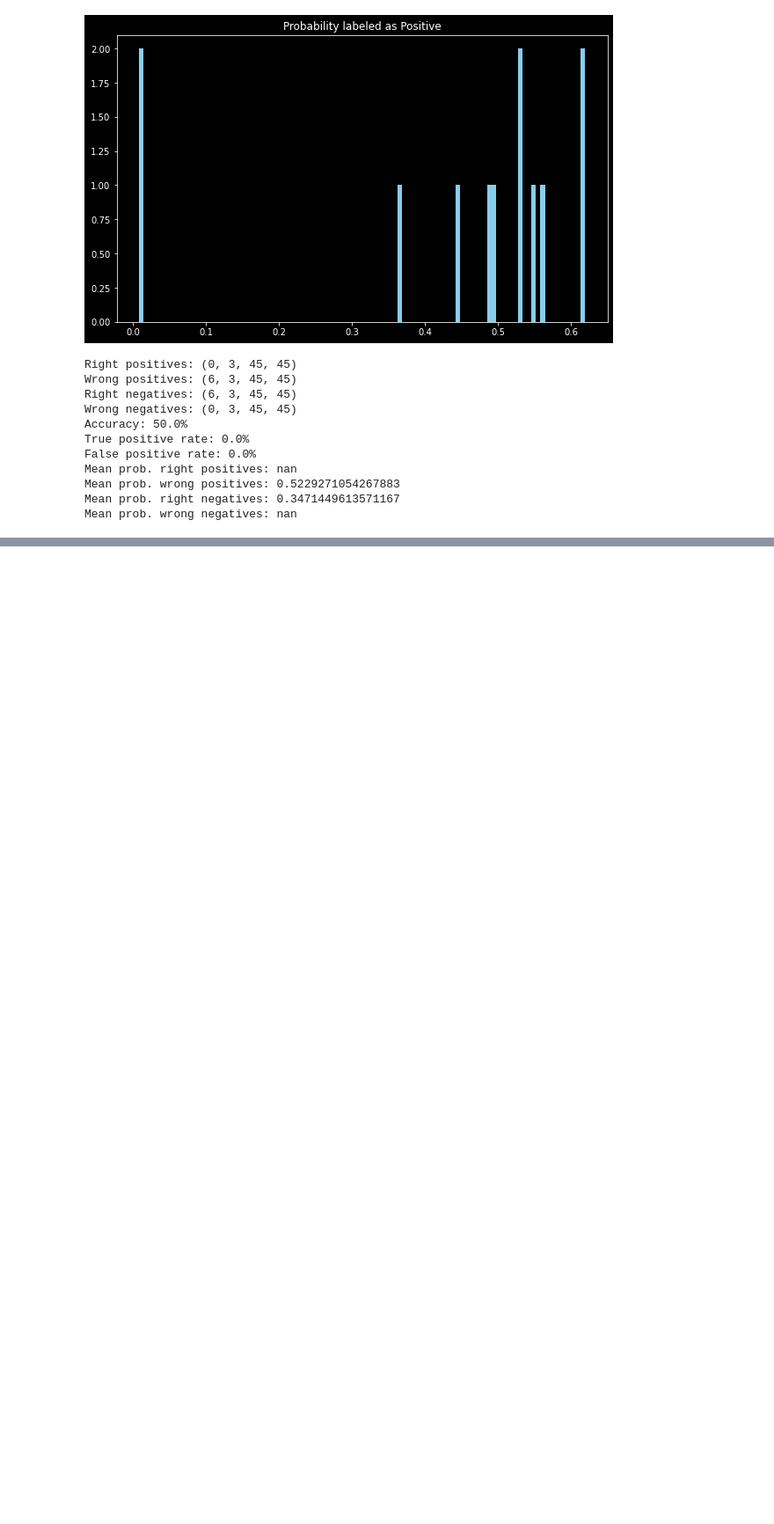
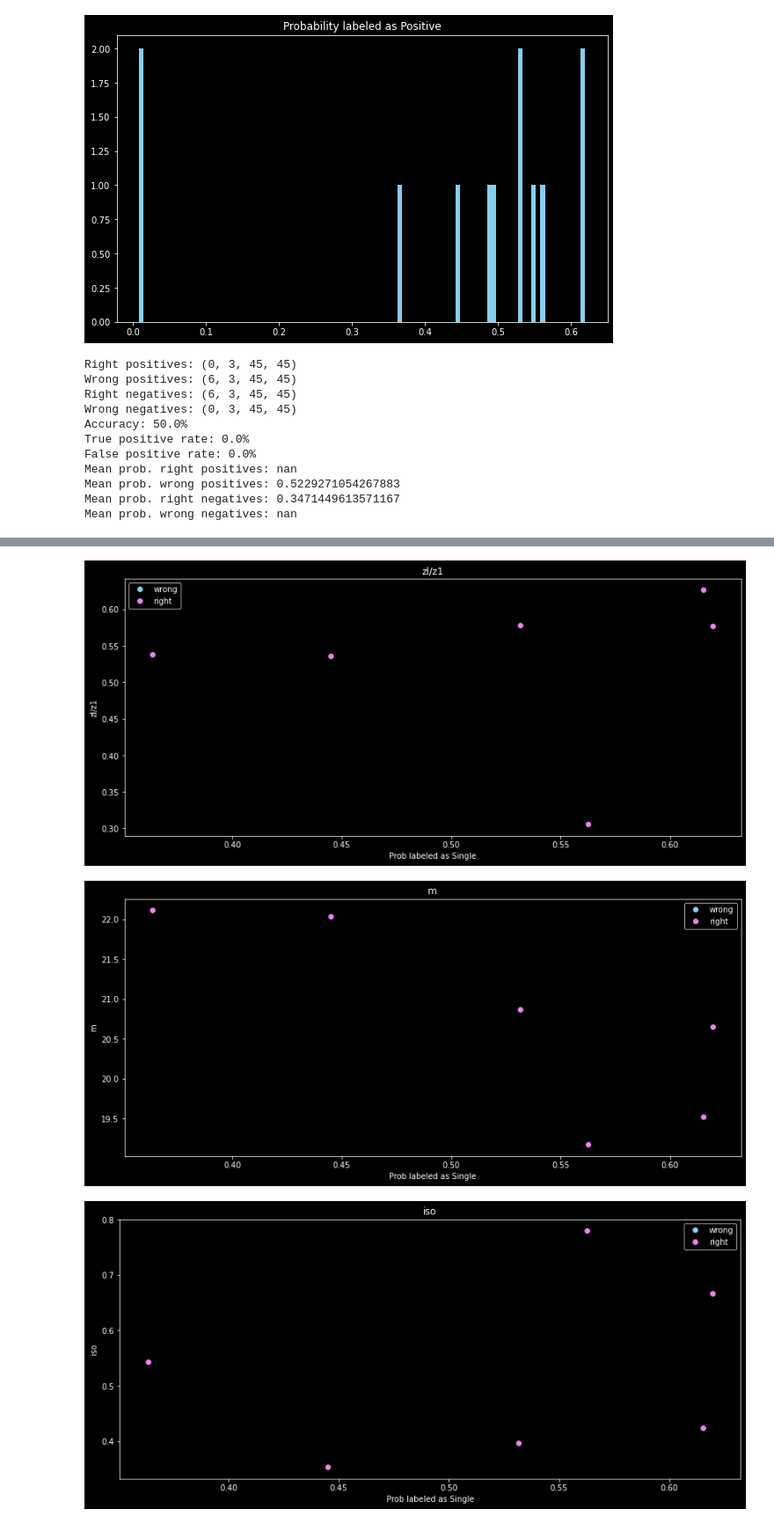
Before and after one commit to JimenaGonzalez/Searching-double-lenses, a Jupyter notebook: vit_cnn/vit_cnn.ipynb, the cells around one changed output, grey strips where cells are left out. Shown at 88% size. Cells and saved outputs as stored; diff of their text form; code cells hidden in the pictures; blank space fills up the shorter version.

```diff
--- a/vit_cnn/vit_cnn.ipynb
+++ b/vit_cnn/vit_cnn.ipynb
@@ -610,0 +587,20 @@ def search_tile(search_loader, prob_lim):
+# %%
+def make_prob_vs(name):
+    plt.figure(figsize=(14,6))
+    plt.title(name)
+    plt.xlabel('Prob labeled as Single')
+    plt.ylabel(name)
+    plt.plot(right_pos['Prob'], right_pos[name], 'o', color = 'skyblue', label='wrong')
+    plt.plot(wrong_pos['Prob'], wrong_pos[name], 'o', color = 'violet', label='right')
+    plt.legend()
+
+    if(script):
+        plt.savefig('Prob_vs_' + str(name), bbox_inches='tight')
+        plt.close()
+    else:
+        plt.show()
+
+def make_all_prob_vs():
+    for name in names:
+        if(name == 'ID' or name == 'Prob'): continue
+        make_prob_vs(name)
@@ -610,0 +682,6 @@ def search_tile(search_loader, prob_lim):
+# %%
+make_all_prob_vs()
+# %% [output]
+[figure, added]
+[figure, added]
+[figure, added]
```
Also changed, not shown: parts of 22 cells of this notebook, 3 other files.
